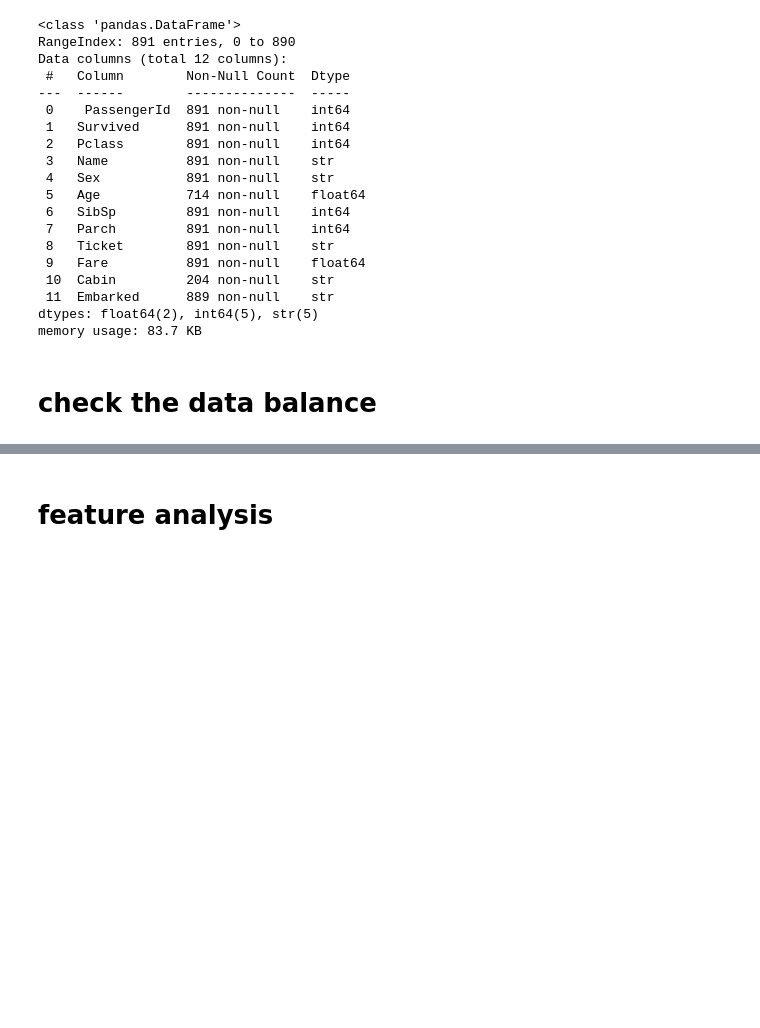
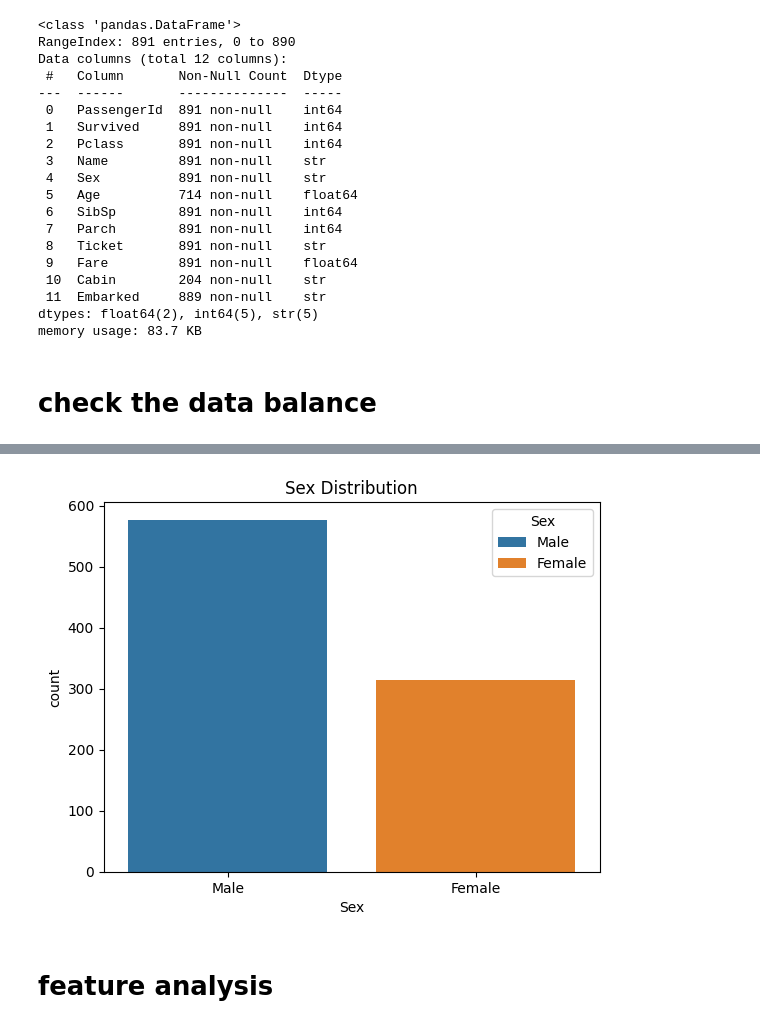
Before and after one commit to nilujafari/ML, a Jupyter notebook: titanic_survival/main.ipynb, the cells around one changed output, grey strips where cells are left out. Saved outputs shown, nothing was run; the diff lists cells and outputs as text; code cells hidden in the pictures; blank space fills up the shorter version.

```diff
--- a/titanic_survival/main.ipynb
+++ b/titanic_survival/main.ipynb
@@ -60,3 +62,12 @@ plt.show()
+# %%
+# The second chart shows that there were more male passengers than female passengers.
+sns.countplot(x='Sex', data=training_data, hue='Sex')
+plt.title('Sex Distribution')
+plt.xticks([0,1], ['Male', 'Female'])
+plt.legend(title='Sex', labels=['Male', 'Female'])
+plt.show()
+# %% [output]
+[figure, added]
 # %% [markdown]
 # feature analysis
 # %%
```
Also changed, not shown: parts of 56 cells of this notebook.
